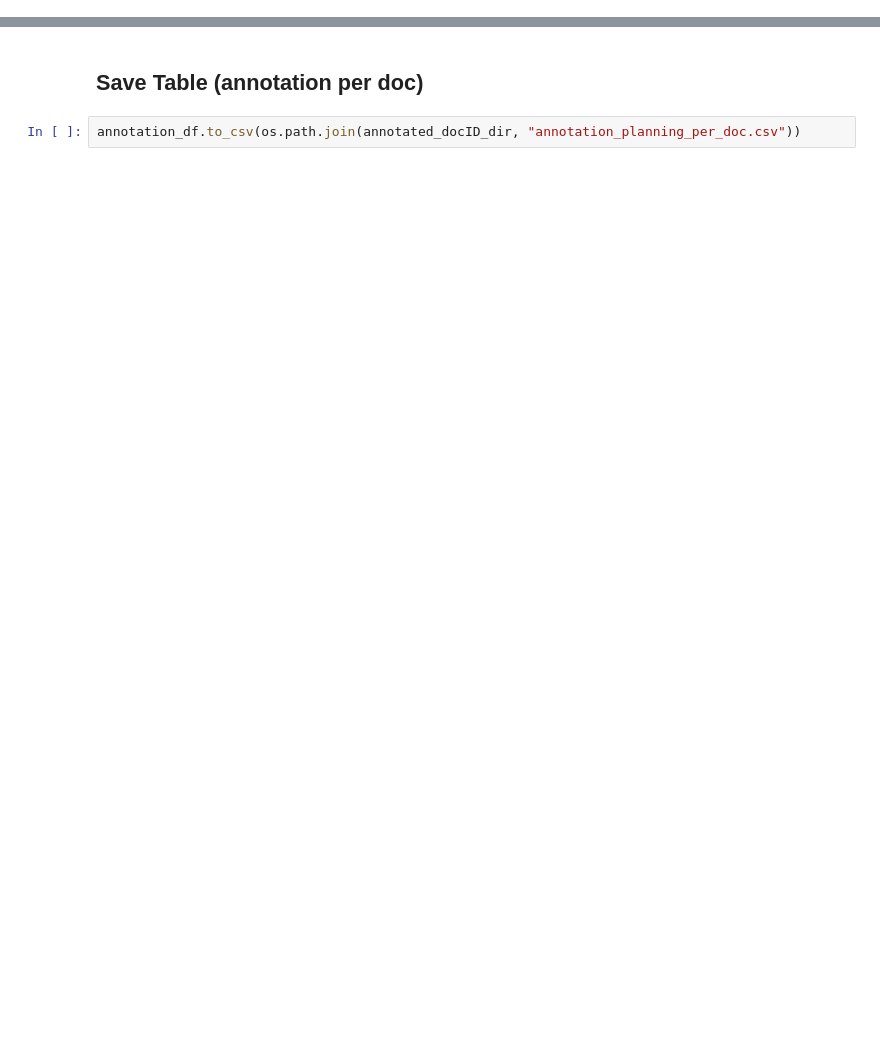
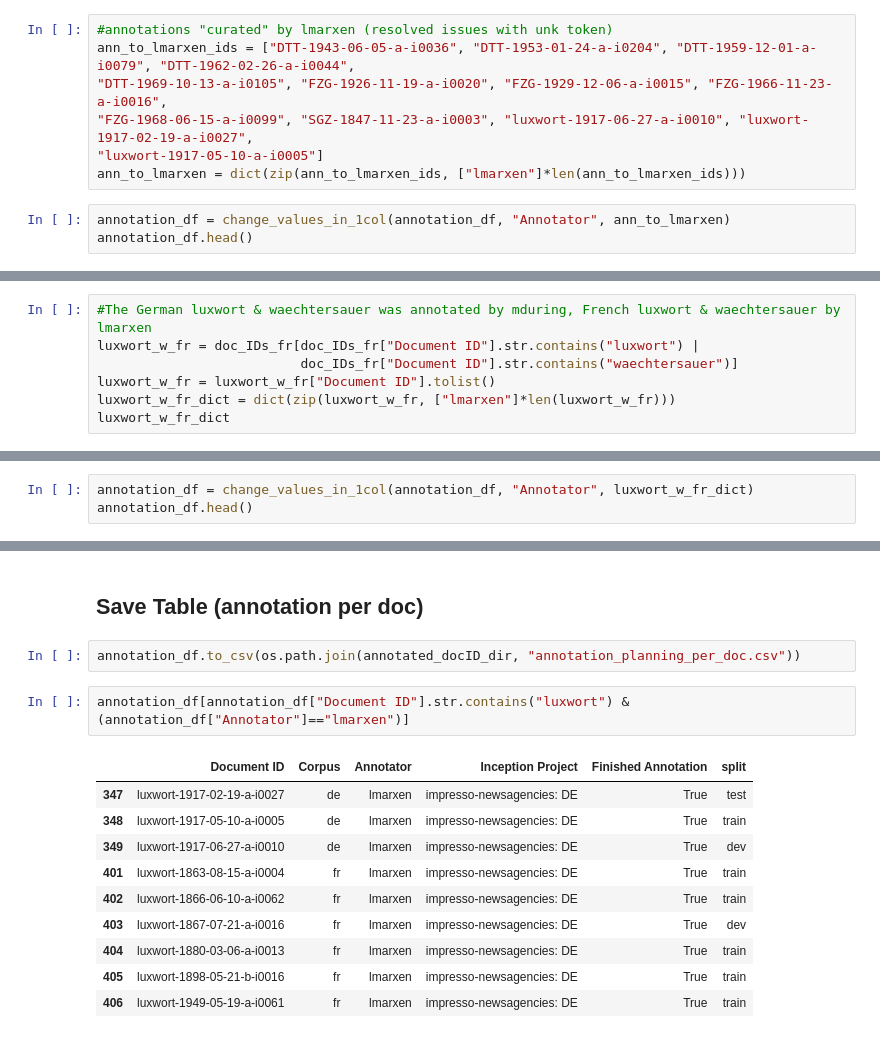
Before and after one commit to impresso/newsagency-classification, a Jupyter notebook: notebooks/annotation_planning.ipynb, the cells around one changed output, grey strips where cells are left out. Cells and saved outputs as stored; diff of their text form; blank space fills up the shorter version.

```diff
--- a/notebooks/annotation_planning.ipynb
+++ b/notebooks/annotation_planning.ipynb
@@ -108,0 +140,10 @@ sum(annotation_df["split"].isna()) # 0: every row is assigned a split
+# %%
+#annotations "curated" by lmarxen (resolved issues with unk token)
+ann_to_lmarxen_ids = ["DTT-1943-06-05-a-i0036", "DTT-1953-01-24-a-i0204", "DTT-1959-12-01-a-i0079", "DTT-1962-02-26-a-i0044",
+"DTT-1969-10-13-a-i0105", "FZG-1926-11-19-a-i0020", "FZG-1929-12-06-a-i0015", "FZG-1966-11-23-a-i0016",
+"FZG-1968-06-15-a-i0099", "SGZ-1847-11-23-a-i0003", "luxwort-1917-06-27-a-i0010", "luxwort-1917-02-19-a-i0027",
+"luxwort-1917-05-10-a-i0005"]
+ann_to_lmarxen = dict(zip(ann_to_lmarxen_ids, ["lmarxen"]*len(ann_to_lmarxen_ids)))
+# %%
+annotation_df = change_values_in_1col(annotation_df, "Annotator", ann_to_lmarxen)
+annotation_df.head()
@@ -108,0 +157,7 @@ sum(annotation_df["split"].isna()) # 0: every row is assigned a split
+# %%
+#The German luxwort & waechtersauer was annotated by mduring, French luxwort & waechtersauer by lmarxen
+luxwort_w_fr = doc_IDs_fr[doc_IDs_fr["Document ID"].str.contains("luxwort") |
+                          doc_IDs_fr["Document ID"].str.contains("waechtersauer")]
+luxwort_w_fr = luxwort_w_fr["Document ID"].tolist()
+luxwort_w_fr_dict = dict(zip(luxwort_w_fr, ["lmarxen"]*len(luxwort_w_fr)))
+luxwort_w_fr_dict
@@ -108,0 +174,3 @@ sum(annotation_df["split"].isna()) # 0: every row is assigned a split
+# %%
+annotation_df = change_values_in_1col(annotation_df, "Annotator", luxwort_w_fr_dict)
+annotation_df.head()
@@ -110,3 +185,16 @@ sum(annotation_df["split"].isna()) # 0: every row is assigned a split
 ## Save Table (annotation per doc)
 # %%
 annotation_df.to_csv(os.path.join(annotated_docID_dir, "annotation_planning_per_doc.csv"))
+# %%
+annotation_df[annotation_df["Document ID"].str.contains("luxwort") & (annotation_df["Annotator"]=="lmarxen")]
+# %% [output]
+|  | Document ID | Corpus | Annotator | Inception Project | Finished Annotation | split |
+| 347 | luxwort-1917-02-19-a-i0027 | de | lmarxen | impresso-newsagencies: DE | True | test |
+| 348 | luxwort-1917-05-10-a-i0005 | de | lmarxen | impresso-newsagencies: DE | True | train |
+| 349 | luxwort-1917-06-27-a-i0010 | de | lmarxen | impresso-newsagencies: DE | True | dev |
+| 401 | luxwort-1863-08-15-a-i0004 | fr | lmarxen | impresso-newsagencies: DE | True | train |
+| 402 | luxwort-1866-06-10-a-i0062 | fr | lmarxen | impresso-newsagencies: DE | True | train |
+| 403 | luxwort-1867-07-21-a-i0016 | fr | lmarxen | impresso-newsagencies: DE | True | dev |
+| 404 | luxwort-1880-03-06-a-i0013 | fr | lmarxen | impresso-newsagencies: DE | True | train |
+| 405 | luxwort-1898-05-21-b-i0016 | fr | lmarxen | impresso-newsagencies: DE | True | train |
+| 406 | luxwort-1949-05-19-a-i0061 | fr | lmarxen | impresso-newsagencies: DE | True | train |
```
Also changed, not shown: parts of 9 cells of this notebook, 9 other files.
